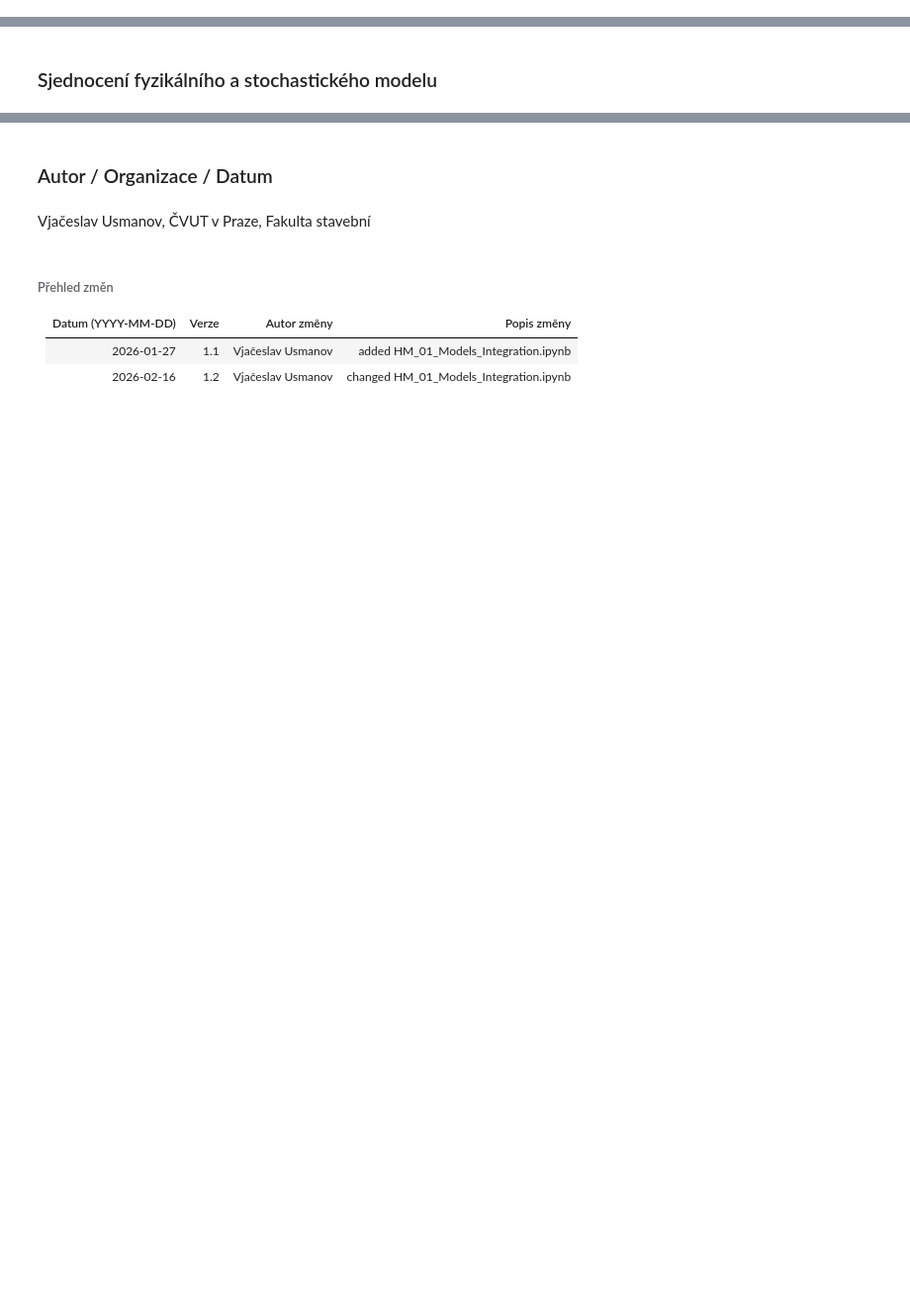
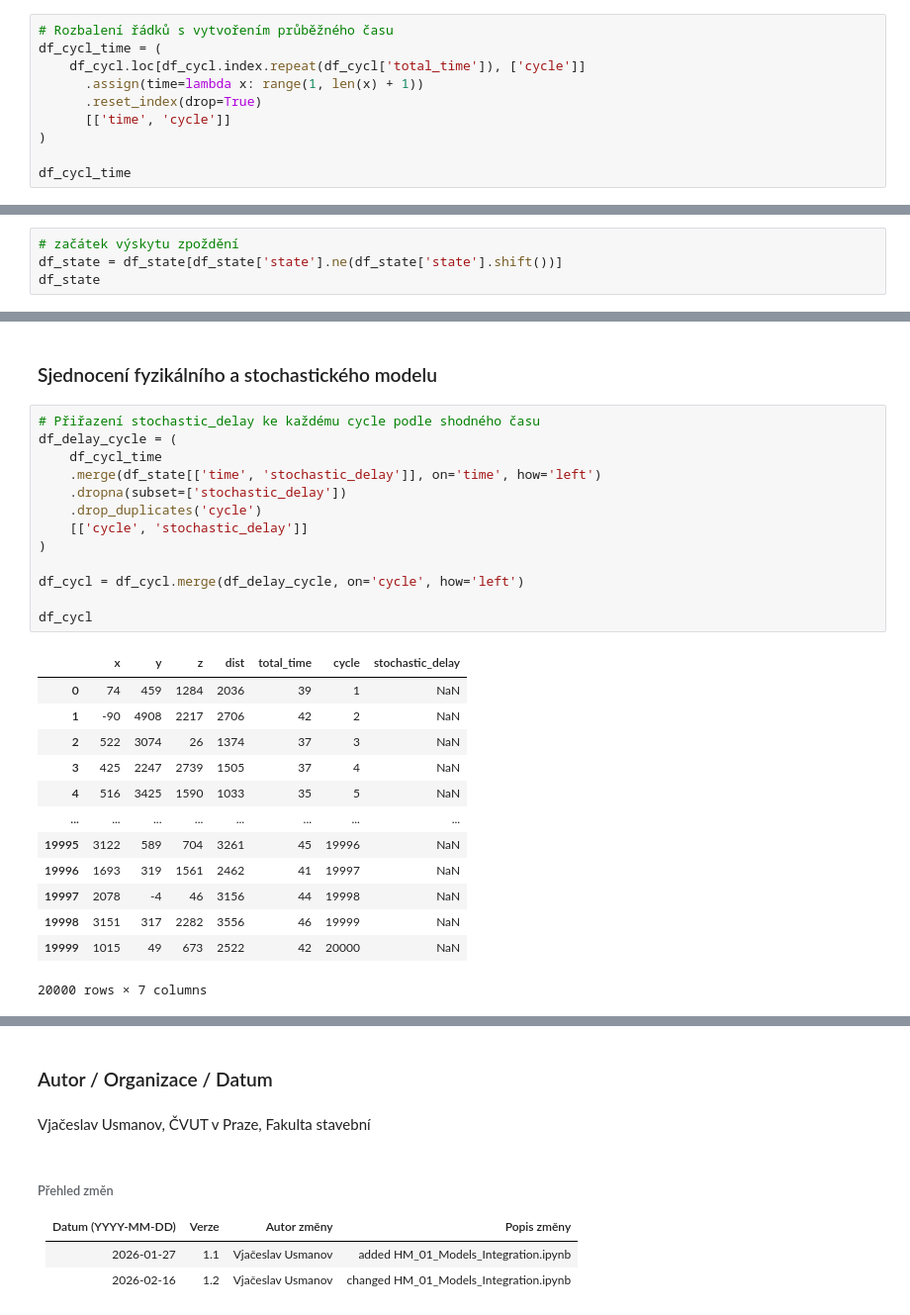
Before and after one commit to UsmanovSla/MGD-RSS, a Jupyter notebook: model/04_HybridModel/HM_01_Models_Integration.ipynb, the cells around one changed output, grey strips where cells are left out. Shown at 99% size. Drawn from its saved outputs; the diff is of its cells as text; blank space fills up the shorter version.

```diff
--- a/model/04_HybridModel/HM_01_Models_Integration.ipynb
+++ b/model/04_HybridModel/HM_01_Models_Integration.ipynb
@@ -37,0 +60,10 @@ df_cycl
+# %%
+# Rozbalení řádků s vytvořením průběžného času
+df_cycl_time = (
+    df_cycl.loc[df_cycl.index.repeat(df_cycl['total_time']), ['cycle']]
+      .assign(time=lambda x: range(1, len(x) + 1))
+      .reset_index(drop=True)
+      [['time', 'cycle']]
+)
+
+df_cycl_time
@@ -121,0 +169,4 @@ df_state
+# %%
+# začátek výskytu zpoždění
+df_state = df_state[df_state['state'].ne(df_state['state'].shift())]
+df_state
@@ -122,2 +187,29 @@ df_state
 # %% [markdown]
 ### Sjednocení fyzikálního a stochastického modelu
+# %%
+# Přiřazení stochastic_delay ke každému cycle podle shodného času
+df_delay_cycle = (
+    df_cycl_time
+    .merge(df_state[['time', 'stochastic_delay']], on='time', how='left')
+    .dropna(subset=['stochastic_delay'])
+    .drop_duplicates('cycle')
+    [['cycle', 'stochastic_delay']]
+)
+
+df_cycl = df_cycl.merge(df_delay_cycle, on='cycle', how='left')
+
+df_cycl
+# %% [output]
+|  | x | y | z | dist | total_time | cycle | stochastic_delay |
+| 0 | 74 | 459 | 1284 | 2036 | 39 | 1 | NaN |
+| 1 | -90 | 4908 | 2217 | 2706 | 42 | 2 | NaN |
+| 2 | 522 | 3074 | 26 | 1374 | 37 | 3 | NaN |
+| 3 | 425 | 2247 | 2739 | 1505 | 37 | 4 | NaN |
+| 4 | 516 | 3425 | 1590 | 1033 | 35 | 5 | NaN |
+| ... | ... | ... | ... | ... | ... | ... | ... |
+| 19995 | 3122 | 589 | 704 | 3261 | 45 | 19996 | NaN |
+| 19996 | 1693 | 319 | 1561 | 2462 | 41 | 19997 | NaN |
+| 19997 | 2078 | -4 | 46 | 3156 | 44 | 19998 | NaN |
+| 19998 | 3151 | 317 | 2282 | 3556 | 46 | 19999 | NaN |
+| 19999 | 1015 | 49 | 673 | 2522 | 42 | 20000 | NaN |
+20000 rows × 7 columns
```
Also changed, not shown: parts of 13 cells of this notebook, 1 other file.
